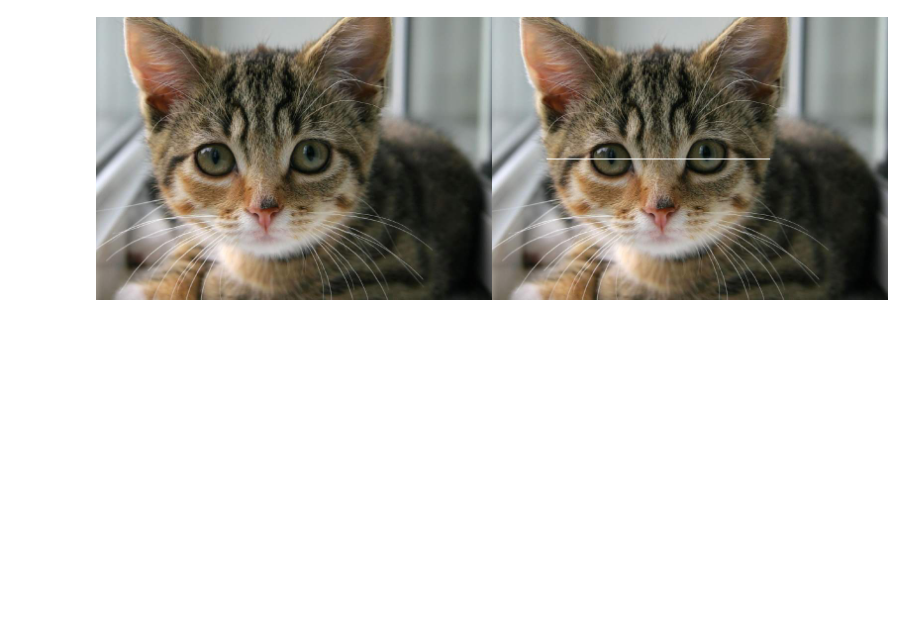
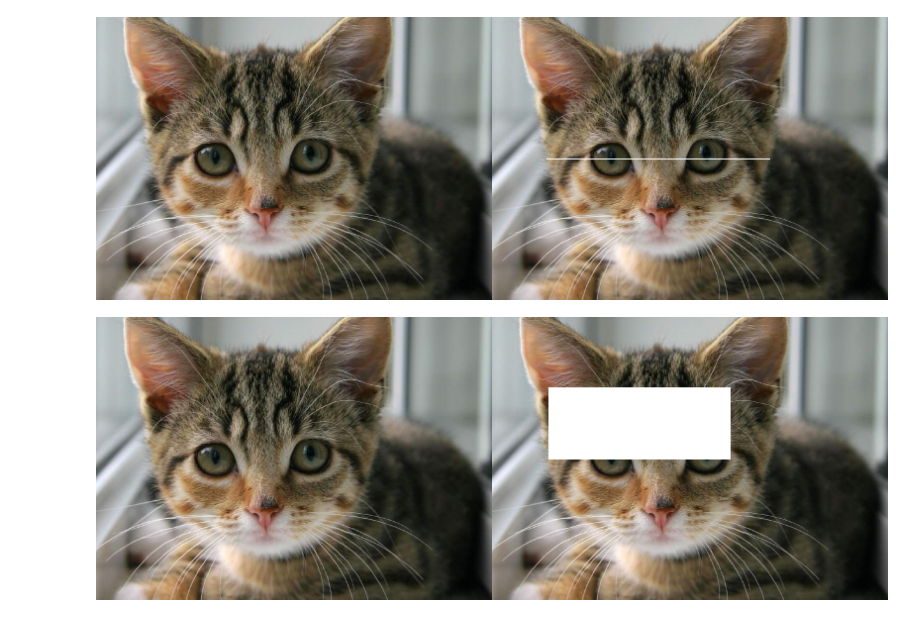
Before and after one commit to sitiaisyah14/PCVK_Genap_2023, a Jupyter notebook: Week1.ipynb, the cells around one changed output. Drawn from its saved outputs; the diff is of its cells as text; code cells hidden in the pictures; blank space fills up the shorter version.

```diff
--- a/Week1.ipynb
+++ b/Week1.ipynb
@@ -102,3 +102,18 @@ final_frame = cv.hconcat((image_2, image_3))
 cv2_imshow(final_frame)
 # %% [output]
 [figure]
+# %%
+image_2 = cv.cvtColor(image, cv.COLOR_BGR2RGB)
+image_3 = cv.cvtColor(image, cv.COLOR_BGR2RGB)
+
+line_start = (int(lebar/7), int(tinggi/4))
+line_end = (int(3 * lebar/5), int(3*tinggi/6))
+color = (255, 255, 255)
+thickness = -1
+
+cv.rectangle(image_3, line_start, line_end, color, thickness)
+
+final_frame = cv.hconcat((image_2, image_3))
+cv2_imshow(final_frame)
+# %% [output]
+[figure, added]
```
